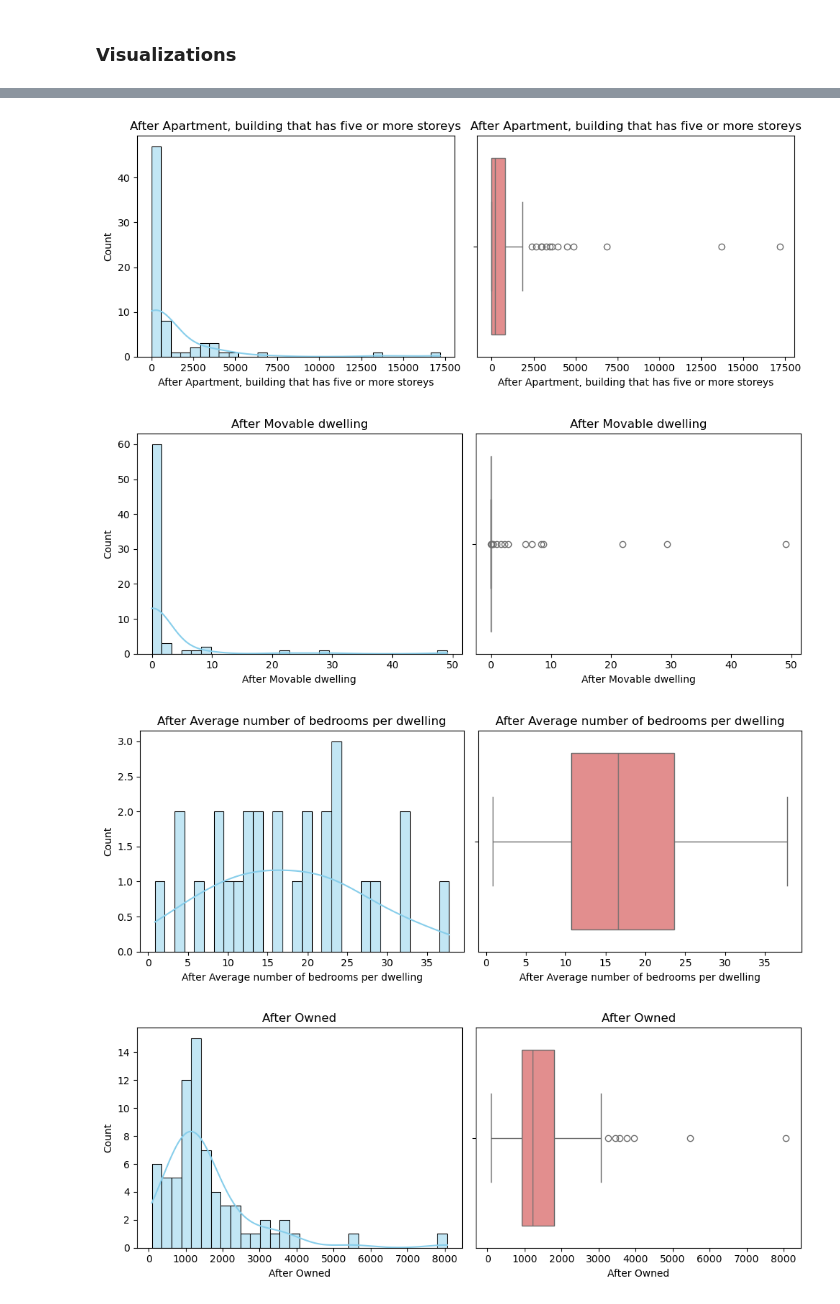
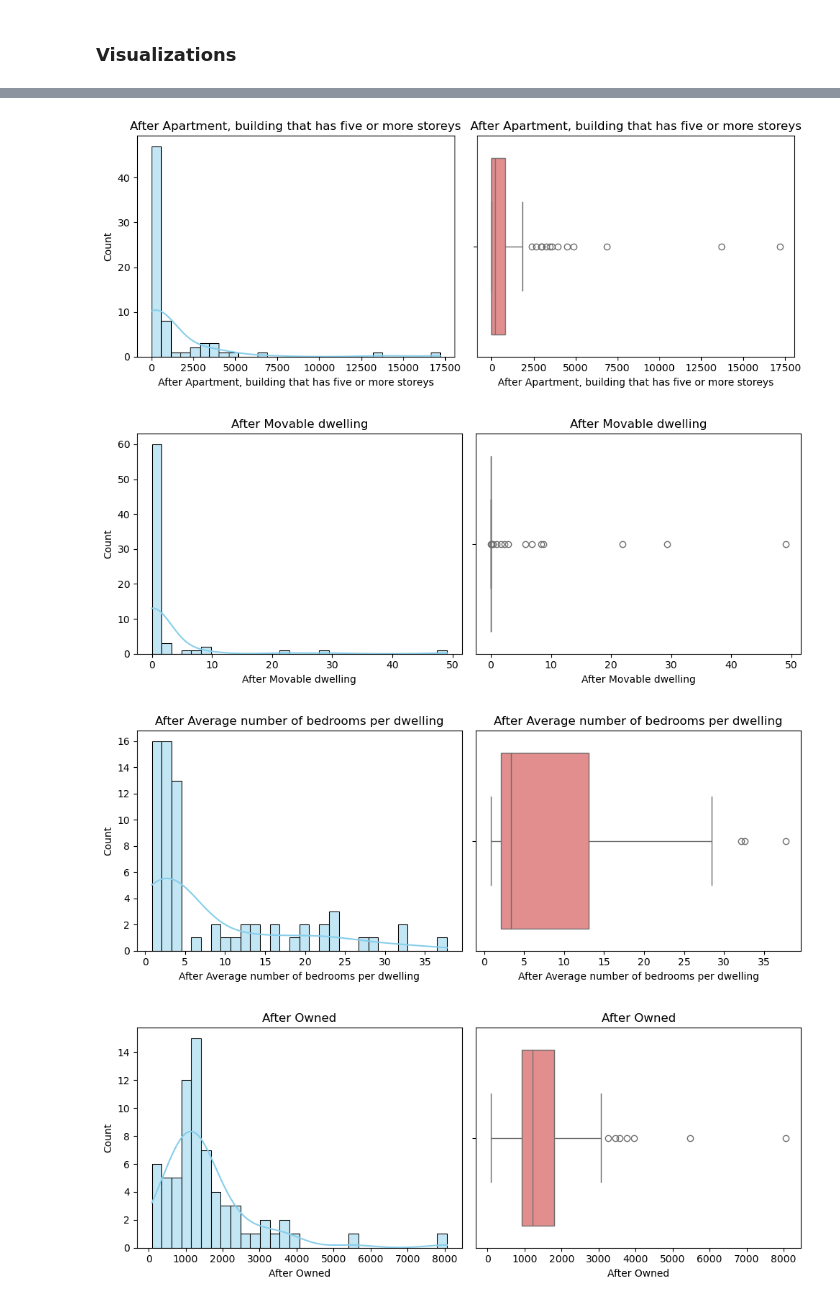
Before and after one commit to schoolofcities/tod-on-main, a Jupyter notebook: census-data-models/EDA/Dwelling_Characteristics_EDA.ipynb, the cells around one changed output, grey strips where cells are left out. Drawn from its saved outputs; the diff is of its cells as text; code cells hidden in the pictures.

```diff
--- a/census-data-models/EDA/Exploratory_Data_Analysis.ipynb
+++ b/census-data-models/EDA/Dwelling_Characteristics_EDA.ipynb
@@ -170,13 +174,13 @@ for col in before_df.columns:
 
     # Histogram
     plt.subplot(1, 2, 1)
-    sns.histplot(df[col], kde=True, bins=30, color='skyblue')
+    sns.histplot(before_df[col], kde=True, bins=30, color='skyblue')
     plt.title(f'{col}')
     plt.xlabel(col)
 
     # Boxplot
     plt.subplot(1, 2, 2)
-    sns.boxplot(x=df[col], color='lightcoral')
+    sns.boxplot(x=before_df[col], color='lightcoral')
     plt.title(f'{col}')
     plt.xlabel(col)
 
@@ -199,32 +203,32 @@ for col in before_df.columns:
 # %%
 for col in after_df.columns:
     plt.figure(figsize=(10, 4))
 
     # Histogram
     plt.subplot(1, 2, 1)
-    sns.histplot(df[col], kde=True, bins=30, color='skyblue')
+    sns.histplot(after_df[col], kde=True, bins=30, color='skyblue')
     plt.title(f'{col}')
     plt.xlabel(col)
 
     # Boxplot
     plt.subplot(1, 2, 2)
-    sns.boxplot(x=df[col], color='lightcoral')
+    sns.boxplot(x=after_df[col], color='lightcoral')
     plt.title(f'{col}')
     plt.xlabel(col)
 
     plt.tight_layout()
     plt.show()
 # %% [output]
 [figure]
 [figure]
 [figure]
 [figure]
 [figure]
 [figure]
 [figure]
 [figure]
 [figure]
 [figure]
-[figure, old version]
+[figure, new version]
 [figure]
 [figure]
```
Also changed, not shown: parts of 30 cells of this notebook, 6 other files.
